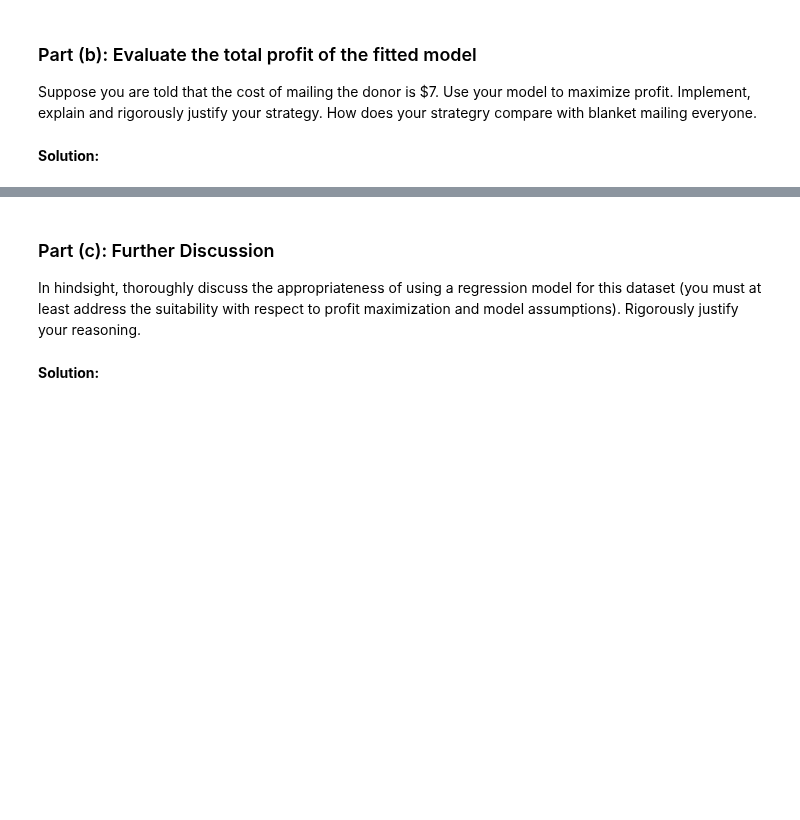
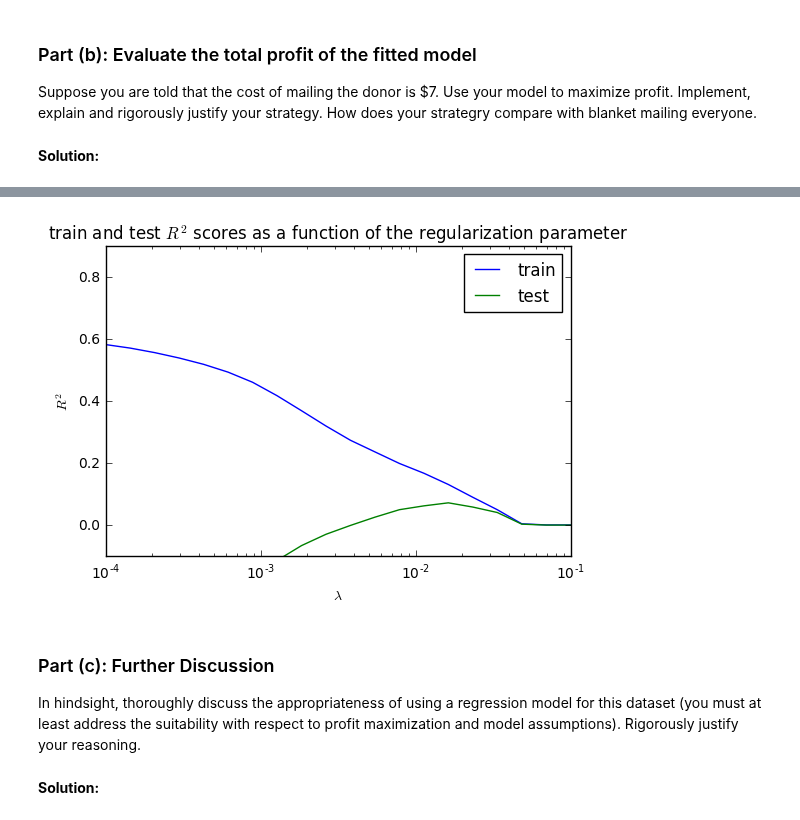
Before and after one commit to colbyZ/test1, a Jupyter notebook: hw/hw4/Zambalayev_Timur_CSCI_E_109a_HW4.ipynb, the cells around one changed output, grey strips where cells are left out. Saved outputs shown, nothing was run; the diff lists cells and outputs as text; code cells hidden in the pictures; blank space fills up the shorter version.

Commit message:
fit_regression_model_prob_4

```diff
--- a/hw/hw4/Zambalayev_Timur_CSCI_E_109a_HW4.ipynb
+++ b/hw/hw4/Zambalayev_Timur_CSCI_E_109a_HW4.ipynb
@@ -1007,3 +1005,94 @@ Build a suitable model to predict the donation amount. How good is your model?
 Suppose you are told that the cost of mailing the donor is \$7. Use your model to maximize profit. Implement, explain and rigorously justify your strategy. How does your strategry compare with blanket mailing everyone.
 # %% [markdown]
 **Solution:**
+# %%
+from sklearn.cross_validation import train_test_split
+
+
+def get_expanded_df():
+    df = pd.read_csv('datasets/dataset_4.txt', dtype={'NOEXCH': object})
+    expanded_df = convert_categorical_columns(df)
+    return expanded_df
+
+
+def print_profits(name, cost, revenue):
+    print '%s, cost: %d, revenue: %d, profit: %d' % (name, cost, revenue, revenue - cost)
+
+
+def get_best_regression(x, y):
+    random_state = 1090
+    # random_state = None
+
+    x_train, x_test, y_train, y_test = train_test_split(x, y, random_state=random_state)
+
+    alphas = np.logspace(-4.0, -1.0, num=20)
+
+    best_test_score = -float('inf')
+    best_regression = None
+    train_score_list = []
+    test_score_list = []
+
+    for alpha in alphas:
+        regression = Lasso_Reg(alpha=alpha, normalize=True, tol=5e-3)
+        regression.fit(x_train, y_train)
+        train_score = regression.score(x_train, y_train)
+        test_score = regression.score(x_test, y_test)
+
+        if test_score > best_test_score:
+            best_test_score = test_score
+            best_regression = regression
+
+        num_non_zero_coefs = sum(abs(coef) > 0.0 for coef in regression.coef_)
+
+        train_score_list.append(train_score)
+        test_score_list.append(test_score)
+
+        print 'alpha: %.2e, test R^2: % .4f, train R^2: %.4f, num_non_zero_coefs: %4d' % (
+            alpha, test_score, train_score, num_non_zero_coefs)
+
+    print 'best test score: %.4f' % best_test_score
+
+    return best_regression, alphas, test_score_list, train_score_list
+
+
+def fit_regression_model_prob_4a():
+    df = get_expanded_df()
+    # df = load_expanded_df()
+
+    y_column_name = 'TARGET_D'
+    y = df[y_column_name]
+    x = df.drop(y_column_name, axis=1)
+
+    random_state = 1091
+    # random_state = None
+
+    x_train, x_test, y_train, y_test = train_test_split(x, y, random_state=random_state)
+
+    best_regression, alphas, test_score_list, train_score_list = get_best_regression(x_train, y_train)
+
+    print 'best regression: %s' % best_regression
+
+    predicted_ys = best_regression.predict(x_test)
+
+    blanket_cost = 0.0
+    blanket_revenue = 0.0
+
+    model_cost = 0.0
+    model_revenue = 0.0
+
+    for predicted_y, y in izip(predicted_ys, y_test):
+        blanket_cost += 7.0
+        blanket_revenue += y
+
+        if predicted_y > 7.0:
+            model_cost += 7.0
+            model_revenue += y
+
+    print_profits('blanket', blanket_cost, blanket_revenue)
+    print_profits('model', model_cost, model_revenue)
+
+    plot_train_test_scores(alphas, test_score_list, train_score_list, [-0.1, 0.9], 'upper right')
+
+
+fit_regression_model_prob_4a()
+# %% [output]
@@ -1010,3 +1116,4 @@ Suppose you are told that the cost of mailing the donor is \$7. Use your model t
+[figure, added]
 # %% [markdown]
 ### Part (c): Further Discussion
 In hindsight, thoroughly discuss the appropriateness of using a regression model for this dataset (you must at least address the suitability with respect to profit maximization and model assumptions). Rigorously justify your reasoning.
```
Also changed, not shown: parts of 2 cells of this notebook, 2 other files.
